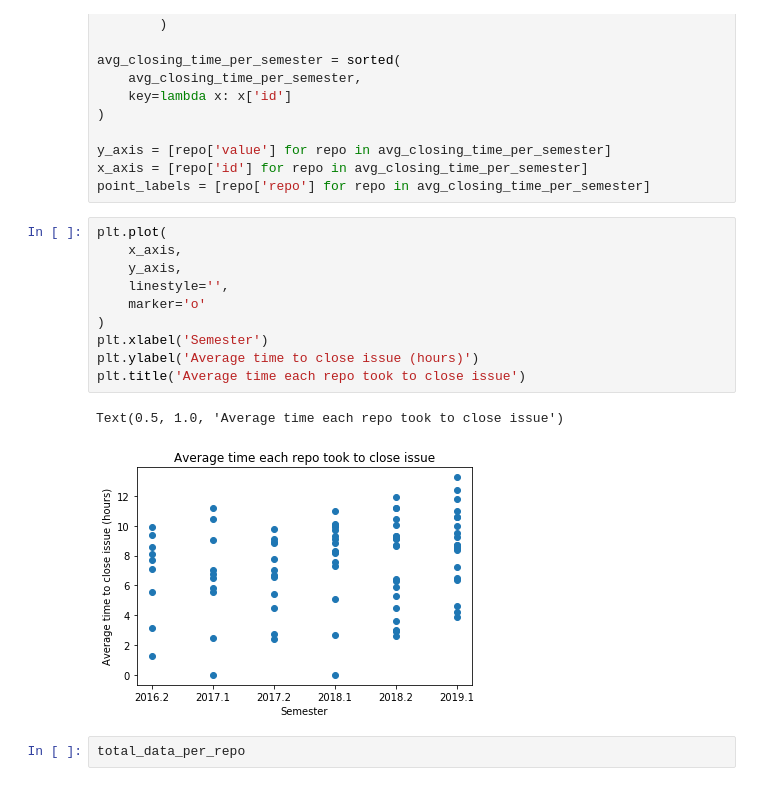
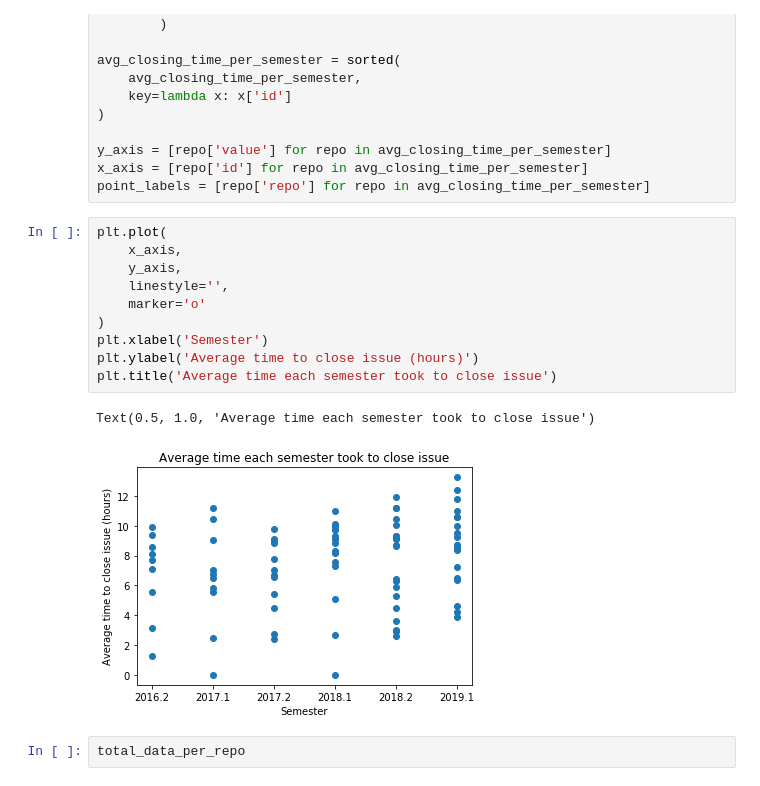
Before and after one commit to victorcmoura/floss-education-impact, a Jupyter notebook: FLOSSEducationImpact.ipynb, the cells around one changed output. Drawn from its saved outputs; the diff is of its cells as text.

```diff
--- a/FLOSSEducationImpact.ipynb
+++ b/FLOSSEducationImpact.ipynb
@@ -162,16 +173,16 @@ point_labels = [repo['repo'] for repo in avg_closing_time_per_semester]
 # %%
 plt.plot(
     x_axis,
     y_axis,
     linestyle='',
     marker='o'
 )
 plt.xlabel('Semester')
 plt.ylabel('Average time to close issue (hours)')
-plt.title('Average time each repo took to close issue')
+plt.title('Average time each semester took to close issue')
 # %% [output]
-Text(0.5, 1.0, 'Average time each repo took to close issue')
+Text(0.5, 1.0, 'Average time each semester took to close issue')
-[figure, old version]
+[figure, new version]
 # %%
 total_data_per_repo
 # %% [output]
```
Also changed, not shown: parts of 8 cells of this notebook.
